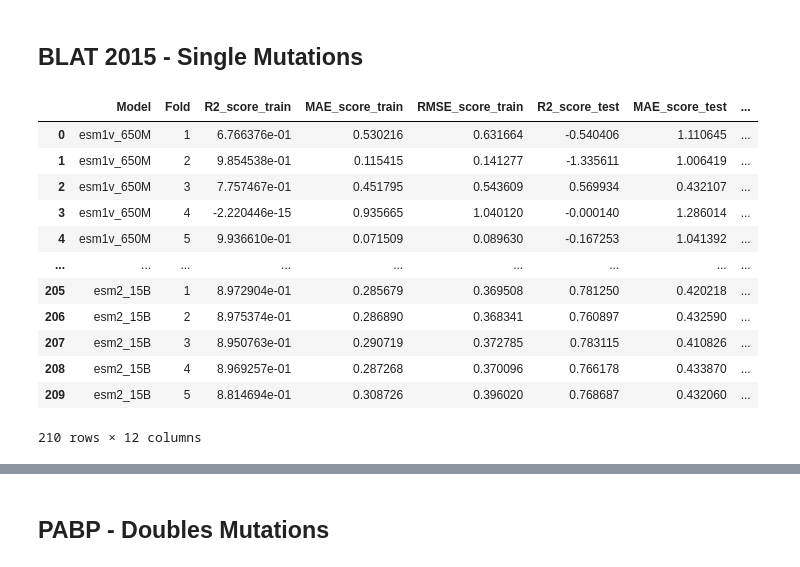
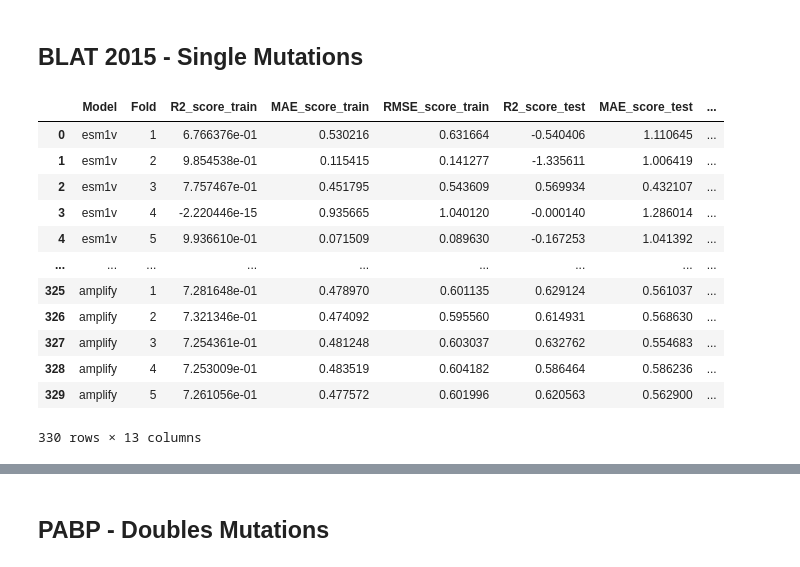
Before and after one commit to ziul-bio/SWAT, a Jupyter notebook: plot_results.ipynb, the cells around one changed output, grey strips where cells are left out. Saved outputs shown, nothing was run; the diff lists cells and outputs as text; code cells hidden in the pictures.

```diff
--- a/plot_results.ipynb
+++ b/plot_results.ipynb
@@ -831,25 +816,26 @@ NameError: name 'stop' is not defined
 # %%
-data = pd.DataFrame()
-for model in ['esm1v_650M', 'esm2_8M', 'esm2_35M', 'esm2_150M', 'esm2_650M', 'esm2_3B', 'esm2_15B']:
-    dta = pd.read_csv(f'results/lassoCV_BLAT2015/lassoCV_sampling/BLAT_ECOLX_2015_sampling_{model}_mean.csv', index_col=0)
+results = pd.DataFrame()
+for model in ['esm1v_650M', 'esm2_8M', 'esm2_35M', 'esm2_150M', 'esm2_650M', 'esm2_3B', 'esm2_15B', 'esmc_300M', 'esmc_600M', 'amplify_120M', 'amplify_350M']:
+    dta = pd.read_csv(f'results/lassoCV_sampling/BLAT_ECOLX_2015/BLAT_ECOLX_2015_sampling_{model}_mean.csv', index_col=0)
     dta['Model'] = [model] * dta.shape[0]
-    data = pd.concat([data, dta], axis=0)
+    results = pd.concat([results, dta], axis=0)
 
-data.reset_index(drop=True, inplace=True)
-data
+results.reset_index(drop=True, inplace=True)
+results[['Model', 'ModelSize']] = results['Model'].str.split('_', expand=True)
+results
 # %% [output]
 |  | Model | Fold | R2_score_train | MAE_score_train | RMSE_score_train | R2_score_test | MAE_score_test | ... |
-| 0 | esm1v_650M | 1 | 6.766376e-01 | 0.530216 | 0.631664 | -0.540406 | 1.110645 | ... |
-| 1 | esm1v_650M | 2 | 9.854538e-01 | 0.115415 | 0.141277 | -1.335611 | 1.006419 | ... |
-| 2 | esm1v_650M | 3 | 7.757467e-01 | 0.451795 | 0.543609 | 0.569934 | 0.432107 | ... |
-| 3 | esm1v_650M | 4 | -2.220446e-15 | 0.935665 | 1.040120 | -0.000140 | 1.286014 | ... |
-| 4 | esm1v_650M | 5 | 9.936610e-01 | 0.071509 | 0.089630 | -0.167253 | 1.041392 | ... |
+| 0 | esm1v | 1 | 6.766376e-01 | 0.530216 | 0.631664 | -0.540406 | 1.110645 | ... |
+| 1 | esm1v | 2 | 9.854538e-01 | 0.115415 | 0.141277 | -1.335611 | 1.006419 | ... |
+| 2 | esm1v | 3 | 7.757467e-01 | 0.451795 | 0.543609 | 0.569934 | 0.432107 | ... |
+| 3 | esm1v | 4 | -2.220446e-15 | 0.935665 | 1.040120 | -0.000140 | 1.286014 | ... |
+| 4 | esm1v | 5 | 9.936610e-01 | 0.071509 | 0.089630 | -0.167253 | 1.041392 | ... |
 | ... | ... | ... | ... | ... | ... | ... | ... | ... |
-| 205 | esm2_15B | 1 | 8.972904e-01 | 0.285679 | 0.369508 | 0.781250 | 0.420218 | ... |
-| 206 | esm2_15B | 2 | 8.975374e-01 | 0.286890 | 0.368341 | 0.760897 | 0.432590 | ... |
-| 207 | esm2_15B | 3 | 8.950763e-01 | 0.290719 | 0.372785 | 0.783115 | 0.410826 | ... |
-| 208 | esm2_15B | 4 | 8.969257e-01 | 0.287268 | 0.370096 | 0.766178 | 0.433870 | ... |
-| 209 | esm2_15B | 5 | 8.814694e-01 | 0.308726 | 0.396020 | 0.768687 | 0.432060 | ... |
+| 325 | amplify | 1 | 7.281648e-01 | 0.478970 | 0.601135 | 0.629124 | 0.561037 | ... |
+| 326 | amplify | 2 | 7.321346e-01 | 0.474092 | 0.595560 | 0.614931 | 0.568630 | ... |
+| 327 | amplify | 3 | 7.254361e-01 | 0.481248 | 0.603037 | 0.632762 | 0.554683 | ... |
+| 328 | amplify | 4 | 7.253009e-01 | 0.483519 | 0.604182 | 0.586464 | 0.586236 | ... |
+| 329 | amplify | 5 | 7.261056e-01 | 0.477572 | 0.601996 | 0.620563 | 0.562900 | ... |
-210 rows × 12 columns
+330 rows × 13 columns
 # %%
 #data.to_csv('results/lassoCV_BLAT_ECOLX_2015/lassoCV_sampling/BLAT_ECOLX_2015_sampling_all_Models_mean.csv')
```
Also changed, not shown: parts of 24 cells of this notebook, 1 other file.
